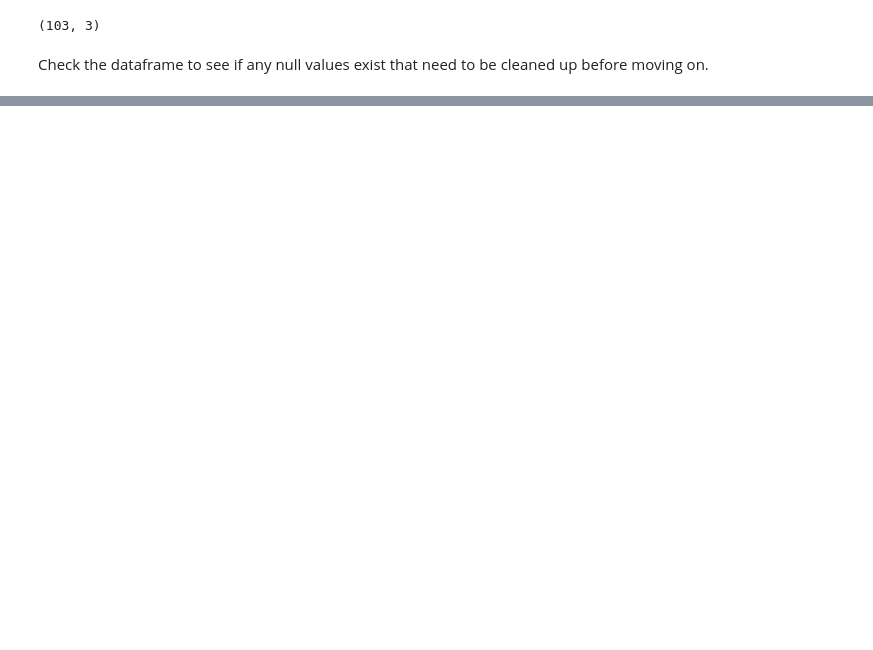
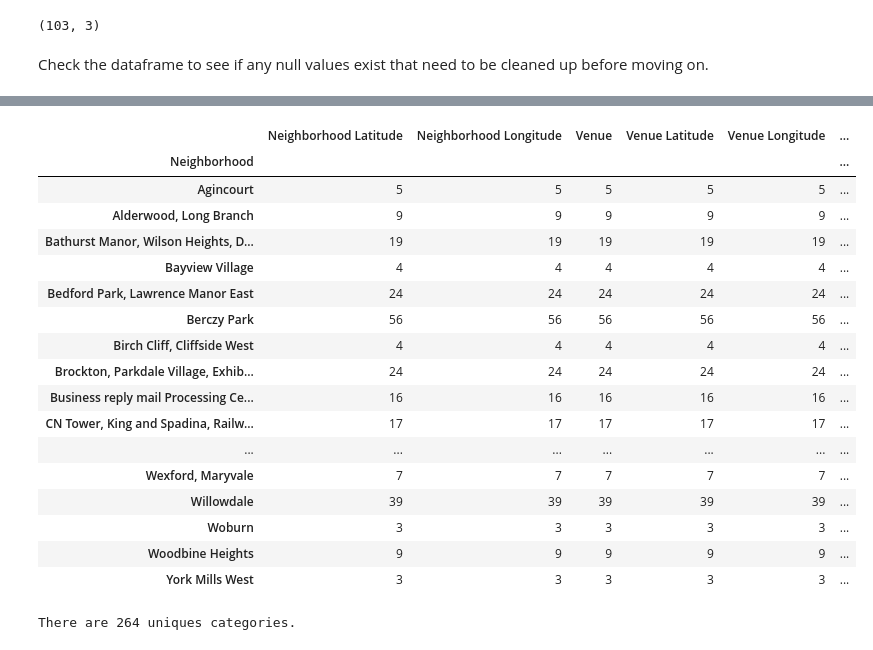
Before and after one commit to mdeal816/Coursera_Capstone, a Jupyter notebook: MD - Capstone Notebook.ipynb, the cells around one changed output, grey strips where cells are left out. Cells and saved outputs as stored; diff of their text form; code cells hidden in the pictures; blank space fills up the shorter version.

```diff
--- a/MD - Capstone Notebook.ipynb
+++ b/MD - Capstone Notebook.ipynb
@@ -81,0 +221,8 @@ df_clean.isnull().sum().sum()
+# %%
+CLIENT_ID = 'SPJVTOPRDIRUMXDQS33NEUYZUFNLNI13NUCY4E0SIOB4BKOT' # your Foursquare ID
+CLIENT_SECRET = '5JJ2KJGVXSI2LWTAUM3RGLRUK1EZ1XVFD3MDXFMRIBCMC3FK' # your Foursquare Secret
+VERSION = '20180605' # Foursquare API version
+
+print('Your credentails:')
+print('CLIENT_ID: ' + CLIENT_ID)
+print('CLIENT_SECRET:' + CLIENT_SECRET)
@@ -81,0 +248,6 @@ df_clean.isnull().sum().sum()
+# %%
+LIMIT=100
+radius=500
+
+url = 'https://api.foursquare.com/v2/venues/explore?client_id={}&client_secret={}&ll={},{}&v={}&radius={}&limit={}'.format(CLIENT_ID, CLIENT_SECRET, latitude, longitude, VERSION, radius, LIMIT)
+url
@@ -81,0 +256,3 @@ df_clean.isnull().sum().sum()
+# %%
+results = requests.get(url).json()
+results
@@ -81,0 +322,7 @@ df_clean.isnull().sum().sum()
+# %%
+# type your answer here
+
+toronto_venues = getNearbyVenues(names=neighborhoods['Neighborhood'],
+                                   latitudes=neighborhoods['Latitude'],
+                                   longitudes=neighborhoods['Longitude']
+                                  )
@@ -81,0 +360,25 @@ df_clean.isnull().sum().sum()
+# %%
+toronto_venues.groupby('Neighborhood').count()
+# %% [output]
+|  | Neighborhood Latitude | Neighborhood Longitude | Venue | Venue Latitude | Venue Longitude | ... |
+| Neighborhood |  |  |  |  |  | ... |
+| Agincourt | 5 | 5 | 5 | 5 | 5 | ... |
+| Alderwood, Long Branch | 9 | 9 | 9 | 9 | 9 | ... |
+| Bathurst Manor, Wilson Heights, D... | 19 | 19 | 19 | 19 | 19 | ... |
+| Bayview Village | 4 | 4 | 4 | 4 | 4 | ... |
+| Bedford Park, Lawrence Manor East | 24 | 24 | 24 | 24 | 24 | ... |
+| Berczy Park | 56 | 56 | 56 | 56 | 56 | ... |
+| Birch Cliff, Cliffside West | 4 | 4 | 4 | 4 | 4 | ... |
+| Brockton, Parkdale Village, Exhib... | 24 | 24 | 24 | 24 | 24 | ... |
+| Business reply mail Processing Ce... | 16 | 16 | 16 | 16 | 16 | ... |
+| CN Tower, King and Spadina, Railw... | 17 | 17 | 17 | 17 | 17 | ... |
+| ... | ... | ... | ... | ... | ... | ... |
+| Wexford, Maryvale | 7 | 7 | 7 | 7 | 7 | ... |
+| Willowdale | 39 | 39 | 39 | 39 | 39 | ... |
+| Woburn | 3 | 3 | 3 | 3 | 3 | ... |
+| Woodbine Heights | 9 | 9 | 9 | 9 | 9 | ... |
+| York Mills West | 3 | 3 | 3 | 3 | 3 | ... |
+# %%
+print('There are {} uniques categories.'.format(len(toronto_venues['Venue Category'].unique())))
+# %% [output]
+There are 264 uniques categories.
```
Also changed, not shown: parts of 54 cells of this notebook.
